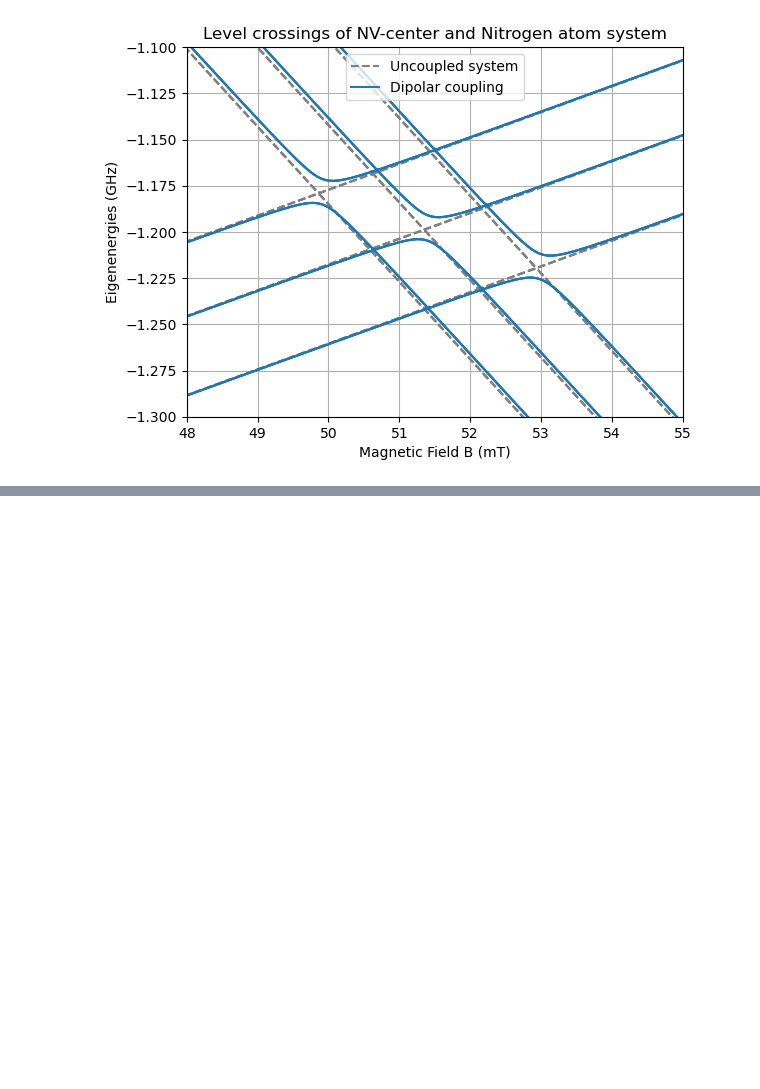
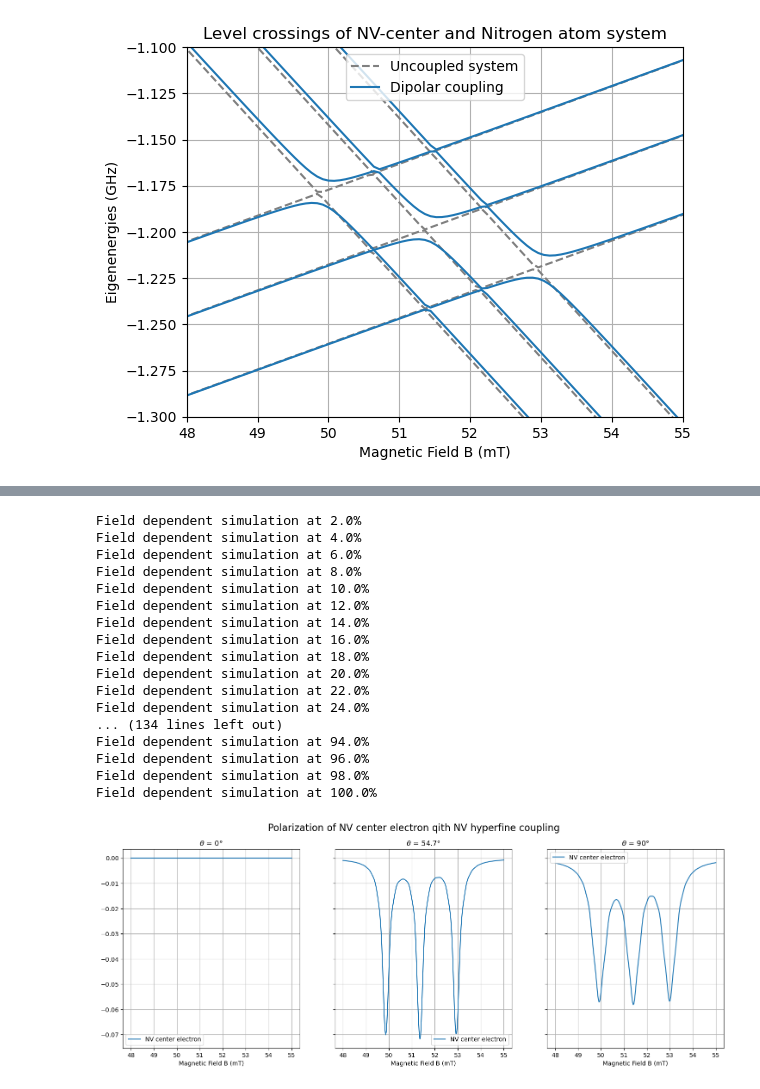
Before and after one commit to RoaldvdBoogaart/QDQC_project, a Jupyter notebook: code/7_HF_couplings_P1center.ipynb, the cells around one changed output, grey strips where cells are left out. Saved outputs shown, nothing was run; the diff lists cells and outputs as text; code cells hidden in the pictures; blank space fills up the shorter version.

```diff
--- a/code/7_HF_couplings_P1center.ipynb
+++ b/code/7_HF_couplings_P1center.ipynb
@@ -446,4 +806,71 @@ nv_ops = (NV_Sx, NV_Sy, NV_Sz)
 nv_i_ops = (NV_I_Sx, NV_I_Sy, NV_I_Sz)
 n_ops = (N_Sx, N_Sy, N_Sz)
 i_ops = (I_Sx, I_Sy, I_Sz)
+# %%
+A = 86e6
+A_NV = True
+
+fig, axs = plt.subplots(1, 3, figsize=(6*3, 6), sharey=True)
+
+B_list = np.linspace(480e-4, 550e-4, 250)
+
+### Initialising in a maximally mixed state
+rho0 = tensor(qeye(3)/3, qeye(3)/3, qeye(2)/2, qeye(3)/2)
+
+g1 = 1e6 #Rate of the polarization due to the 'laser'
+
+tlist = np.linspace(0,1/g1/2,1000) # Time the 'laser' is applied
+
+for plt_idx, theta in enumerate([0, 54.7, 90]):
+
+    pol_NV_all_NV_HF = np.zeros(B_list.size)
+    pol_NV_I_all_NV_HF = np.zeros(B_list.size)
+    pol_N_ele_all_NV_HF = np.zeros(B_list.size)
+    pol_N_nuc_all_NV_HF = np.zeros(B_list.size)
+
+    for idx, B in enumerate(B_list):
+        expect_0, expect_1, expect_2, expect_3 = qubit_integrate_NV_HF(b_field=B, hf_coupling=A, theta=theta, psi0=rho0, t_list=tlist, solver="me", distance=2e-9, g1=g1, hf_coupling_nv=A_NV)
+
+        pol_NV = expect_0[2][-1]
+        pol_NV_I = expect_1[2][-1]
+        pol_N_ele = expect_2[2][-1]
+        pol_N_nuc = expect_3[2][-1]
+
+        pol_NV_all_NV_HF[idx] = pol_NV
+        pol_NV_I_all_NV_HF[idx] = pol_NV_I
+        pol_N_ele_all_NV_HF[idx] = pol_N_ele
+        pol_N_nuc_all_NV_HF[idx] = pol_N_nuc
+
+        if (idx+1) % 5==0:
+            print(f'Field dependent simulation at {100*(idx+1)/B_list.size}%')
+
+    axs[plt_idx].plot(B_list * 1e3, pol_NV_all_NV_HF, label='NV center electron')
+    axs[plt_idx].set_xlabel('Magnetic Field B (mT)')
+    axs[plt_idx].grid()
+
+    axs[plt_idx].legend()
+    axs[plt_idx].set_title(r'$\theta$' + f' = {theta}°')
+
+fig.suptitle('Polarization of NV center electron qith NV hyperfine coupling', fontsize=16)
+
+plt.savefig('NV_center_polarization.png', dpi=500, bbox_inches='tight')
+# %% [output]
+Field dependent simulation at 2.0%
+Field dependent simulation at 4.0%
+Field dependent simulation at 6.0%
+Field dependent simulation at 8.0%
+Field dependent simulation at 10.0%
+Field dependent simulation at 12.0%
+Field dependent simulation at 14.0%
+Field dependent simulation at 16.0%
+Field dependent simulation at 18.0%
+Field dependent simulation at 20.0%
+Field dependent simulation at 22.0%
+Field dependent simulation at 24.0%
+... (134 lines left out)
+Field dependent simulation at 94.0%
+Field dependent simulation at 96.0%
+Field dependent simulation at 98.0%
+Field dependent simulation at 100.0%
+[figure, added]
 # %%
```
Also changed, not shown: parts of 27 cells of this notebook, 6 other files.
